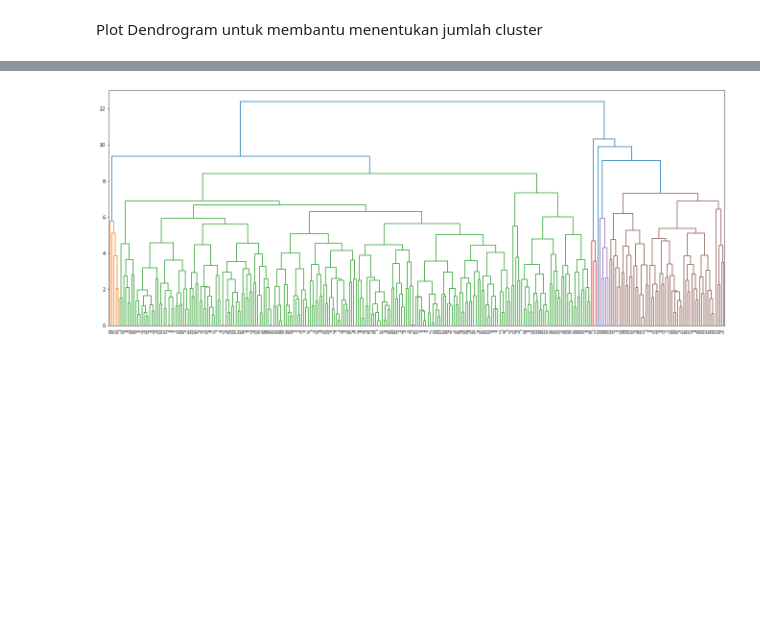
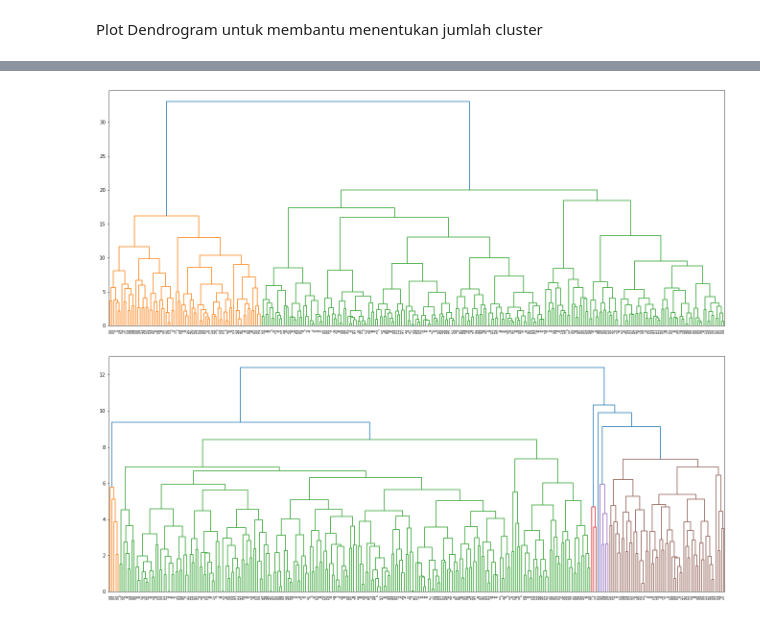
Before and after one commit to Bepe09/DM-Week8, a Jupyter notebook: Data Mining Week 8_Briaan Putrantio.ipynb, the cells around one changed output, grey strips where cells are left out. Drawn from its saved outputs; the diff is of its cells as text; code cells hidden in the pictures; blank space fills up the shorter version.

```diff
--- a/Data Mining Week 8_Briaan Putrantio.ipynb
+++ b/Data Mining Week 8_Briaan Putrantio.ipynb
@@ -223,3 +233,13 @@ Plot Dendrogram untuk membantu menentukan jumlah cluster
+# %%
+from scipy.cluster.hierarchy import dendrogram, linkage
+
+plt.figure(figsize = (23, 9))
+linkage_data = linkage(scaled, method='ward')
+dendrogram(linkage_data)
+
+plt.show()
+# %% [output]
+[figure, added]
 # %%
 from scipy.cluster.hierarchy import dendrogram, linkage
 
```
Also changed, not shown: parts of 3 cells of this notebook.
